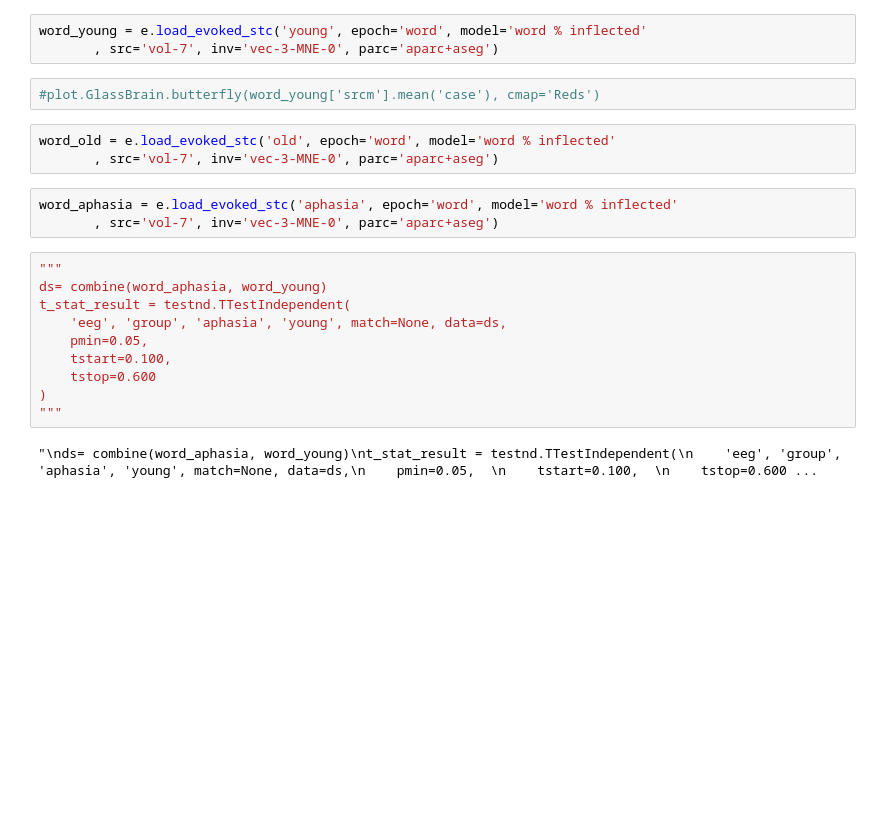
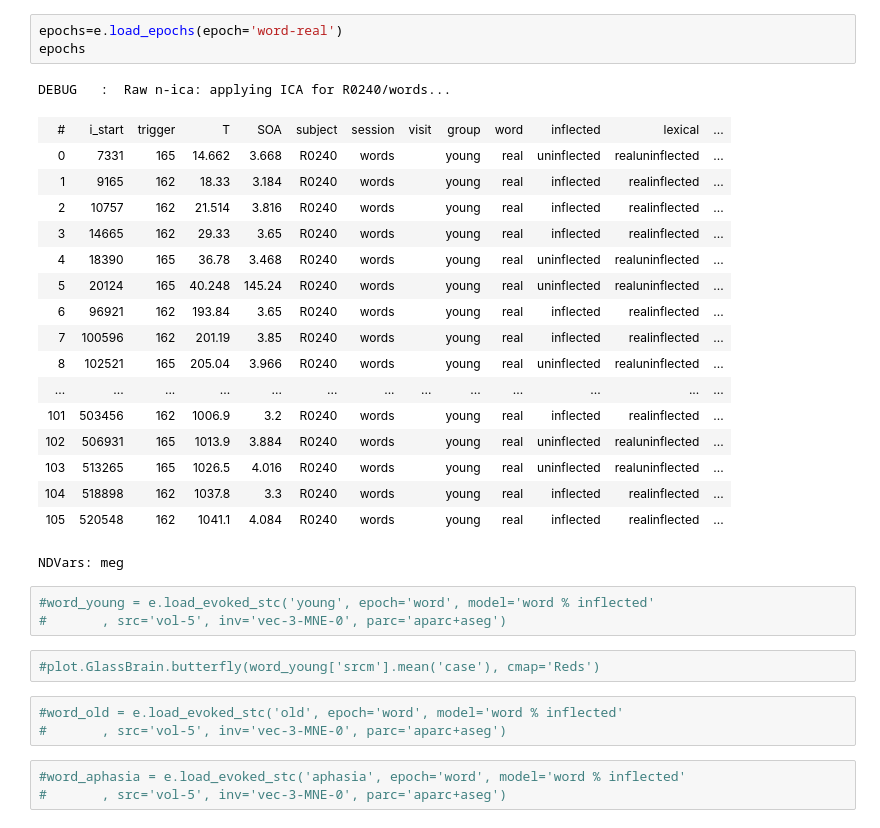
Before and after one commit to Maryamvalian/MEGAN, a Jupyter notebook: Volume_Based .ipynb, the cells around one changed output. Cells and saved outputs as stored; diff of their text form; blank space fills up the shorter version.

```diff
--- a/Volume_Based .ipynb
+++ b/Volume_Based .ipynb
@@ -13,26 +13,36 @@ INFO    :  *** Experiment initialized with root /Users/maryamvalian/Data on 2025
 INFO    :  Using eelbrain 0.40.3, mne 1.9.0.
 DEBUG   :  Outdated cache files:
 DEBUG   :  No existing cache files affected.
+# %%
+epochs=e.load_epochs(epoch='word-real')
+epochs
+# %% [output]
+DEBUG   :  Raw n-ica: applying ICA for R0240/words...
+| # | i_start | trigger | T | SOA | subject | session | visit | group | word | inflected | lexical | ... |
+| 0 | 7331 | 165 | 14.662 | 3.668 | R0240 | words |  | young | real | uninflected | realuninflected | ... |
+| 1 | 9165 | 162 | 18.33 | 3.184 | R0240 | words |  | young | real | inflected | realinflected | ... |
+| 2 | 10757 | 162 | 21.514 | 3.816 | R0240 | words |  | young | real | inflected | realinflected | ... |
+| 3 | 14665 | 162 | 29.33 | 3.65 | R0240 | words |  | young | real | inflected | realinflected | ... |
+| 4 | 18390 | 165 | 36.78 | 3.468 | R0240 | words |  | young | real | uninflected | realuninflected | ... |
+| 5 | 20124 | 165 | 40.248 | 145.24 | R0240 | words |  | young | real | uninflected | realuninflected | ... |
+| 6 | 96921 | 162 | 193.84 | 3.65 | R0240 | words |  | young | real | inflected | realinflected | ... |
+| 7 | 100596 | 162 | 201.19 | 3.85 | R0240 | words |  | young | real | inflected | realinflected | ... |
+| 8 | 102521 | 165 | 205.04 | 3.966 | R0240 | words |  | young | real | uninflected | realuninflected | ... |
+| ... | ... | ... | ... | ... | ... | ... | ... | ... | ... | ... | ... | ... |
+| 101 | 503456 | 162 | 1006.9 | 3.2 | R0240 | words |  | young | real | inflected | realinflected | ... |
+| 102 | 506931 | 165 | 1013.9 | 3.884 | R0240 | words |  | young | real | uninflected | realuninflected | ... |
+| 103 | 513265 | 165 | 1026.5 | 4.016 | R0240 | words |  | young | real | uninflected | realuninflected | ... |
+| 104 | 518898 | 162 | 1037.8 | 3.3 | R0240 | words |  | young | real | inflected | realinflected | ... |
+| 105 | 520548 | 162 | 1041.1 | 4.084 | R0240 | words |  | young | real | inflected | realinflected | ... |
+NDVars: meg
 # %%
-word_young = e.load_evoked_stc('young', epoch='word', model='word % inflected'
-       , src='vol-7', inv='vec-3-MNE-0', parc='aparc+aseg')
+#word_young = e.load_evoked_stc('young', epoch='word', model='word % inflected'
+#       , src='vol-5', inv='vec-3-MNE-0', parc='aparc+aseg')
 # %%
 #plot.GlassBrain.butterfly(word_young['srcm'].mean('case'), cmap='Reds')
 # %%
-word_old = e.load_evoked_stc('old', epoch='word', model='word % inflected'
-       , src='vol-7', inv='vec-3-MNE-0', parc='aparc+aseg')
+#word_old = e.load_evoked_stc('old', epoch='word', model='word % inflected'
+#       , src='vol-5', inv='vec-3-MNE-0', parc='aparc+aseg')
 # %%
-word_aphasia = e.load_evoked_stc('aphasia', epoch='word', model='word % inflected'
-       , src='vol-7', inv='vec-3-MNE-0', parc='aparc+aseg')
+#word_aphasia = e.load_evoked_stc('aphasia', epoch='word', model='word % inflected'
+#       , src='vol-5', inv='vec-3-MNE-0', parc='aparc+aseg')
-# %%
-"""
-ds= combine(word_aphasia, word_young)
-t_stat_result = testnd.TTestIndependent(
-    'eeg', 'group', 'aphasia', 'young', match=None, data=ds,
-    pmin=0.05,
-    tstart=0.100,
-    tstop=0.600
-)
-"""
-# %% [output]
-"\nds= combine(word_aphasia, word_young)\nt_stat_result = testnd.TTestIndependent(\n    'eeg', 'group', 'aphasia', 'young', match=None, data=ds,\n    pmin=0.05,  \n    tstart=0.100,  \n    tstop=0.600 ...
```
Also changed, not shown: parts of 10 cells of this notebook, 2 other files.
